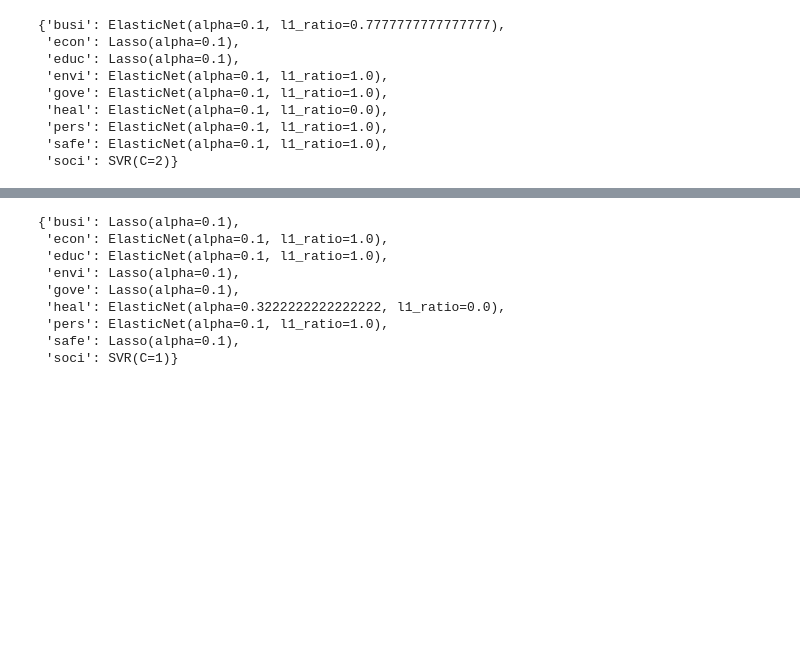
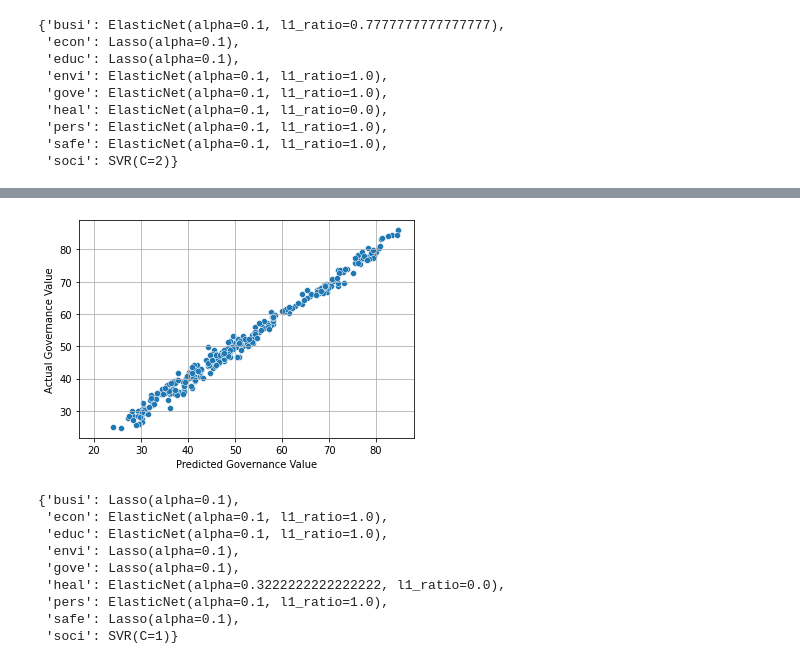
Before and after one commit to JordanLevy99/DataHacks_2021, a Jupyter notebook: model_prosperity.ipynb, the cells around one changed output, grey strips where cells are left out. Saved outputs shown, nothing was run; the diff lists cells and outputs as text; code cells hidden in the pictures; blank space fills up the shorter version.

Commit message:
added figure

```diff
--- a/model_prosperity.ipynb
+++ b/model_prosperity.ipynb
@@ -62 +62,13 @@ Elastic net model score is 0.21536735106903732 on test data
 Done, check self.models
+# %%
+X_train, X_val, y_train, y_val = pm.get_train_val('gove')
+# %%
+y_pred = pm.models['gove'].predict(X_val)
+plt.plot([20, 20], [80, 80], linewidth=10)
+
+sns.scatterplot(y_pred, y_val);
+plt.grid();
+plt.xlabel('Predicted Governance Value');
+plt.ylabel('Actual Governance Value');
+plt.savefig('figures/governance_predictions.png', dpi=800);
+# %% [output]
@@ -63,3 +76,4 @@ Done, check self.models
+[figure, added]
 # %%
 pm.models
 # %% [output]
```
Also changed, not shown: parts of 2 cells of this notebook, 2 other files.
